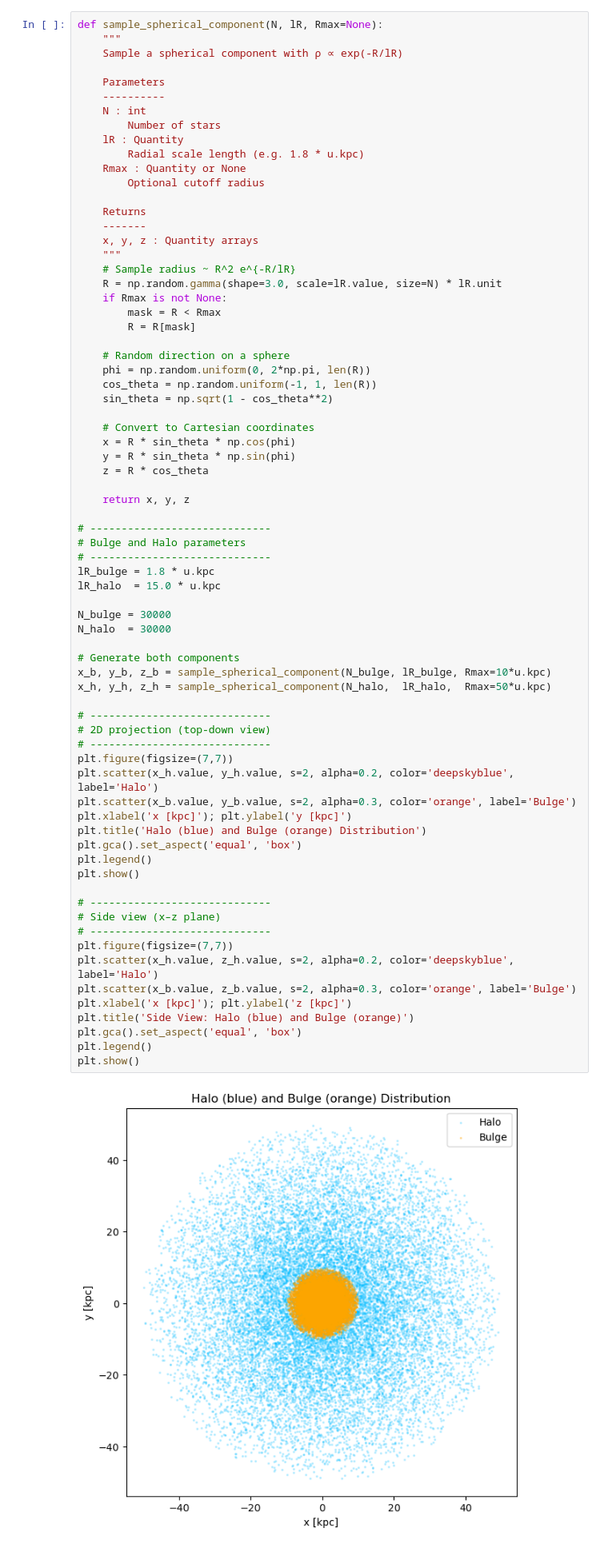
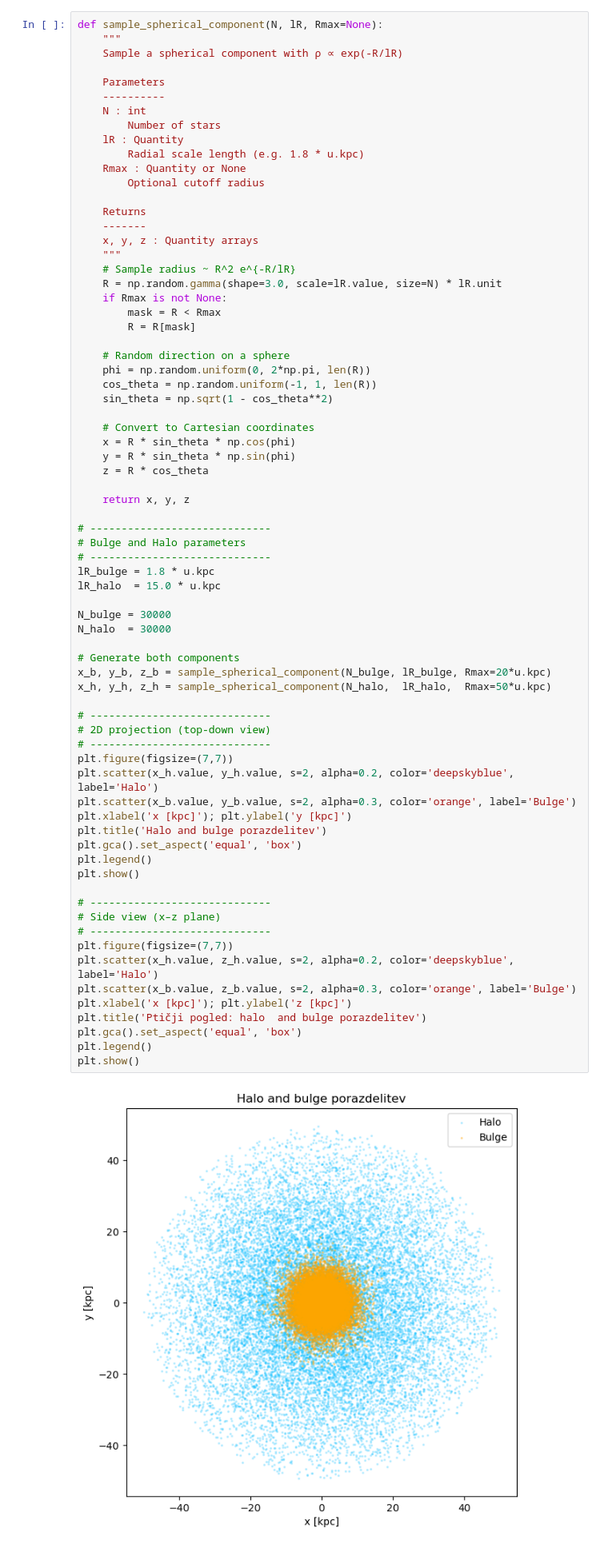
Before and after one commit to Gue5Who/Faks, a Jupyter notebook: ZDZ/dn1/galaksija_stats.ipynb, the cells around one changed output. Shown at 80% size. Drawn from its saved outputs; the diff is of its cells as text.

```diff
--- a/ZDZ/dn1/galaksija_stats.ipynb
+++ b/ZDZ/dn1/galaksija_stats.ipynb
@@ -190,34 +190,34 @@ lR_bulge = 1.8 * u.kpc
 lR_halo  = 15.0 * u.kpc
 
 N_bulge = 30000
 N_halo  = 30000
 
 # Generate both components
-x_b, y_b, z_b = sample_spherical_component(N_bulge, lR_bulge, Rmax=10*u.kpc)
+x_b, y_b, z_b = sample_spherical_component(N_bulge, lR_bulge, Rmax=20*u.kpc)
 x_h, y_h, z_h = sample_spherical_component(N_halo,  lR_halo,  Rmax=50*u.kpc)
 
 # -----------------------------
 # 2D projection (top-down view)
 # -----------------------------
 plt.figure(figsize=(7,7))
 plt.scatter(x_h.value, y_h.value, s=2, alpha=0.2, color='deepskyblue', label='Halo')
 plt.scatter(x_b.value, y_b.value, s=2, alpha=0.3, color='orange', label='Bulge')
 plt.xlabel('x [kpc]'); plt.ylabel('y [kpc]')
-plt.title('Halo (blue) and Bulge (orange) Distribution')
+plt.title('Halo and bulge porazdelitev')
 plt.gca().set_aspect('equal', 'box')
 plt.legend()
 plt.show()
 
 # -----------------------------
 # Side view (x–z plane)
 # -----------------------------
 plt.figure(figsize=(7,7))
 plt.scatter(x_h.value, z_h.value, s=2, alpha=0.2, color='deepskyblue', label='Halo')
 plt.scatter(x_b.value, z_b.value, s=2, alpha=0.3, color='orange', label='Bulge')
 plt.xlabel('x [kpc]'); plt.ylabel('z [kpc]')
-plt.title('Side View: Halo (blue) and Bulge (orange)')
+plt.title('Ptičji pogled: halo  and bulge porazdelitev')
 plt.gca().set_aspect('equal', 'box')
 plt.legend()
 plt.show()
 # %% [output]
-[figure, old version]
+[figure, new version]
```
Also changed, not shown: parts of 8 cells of this notebook, 50 other files.
